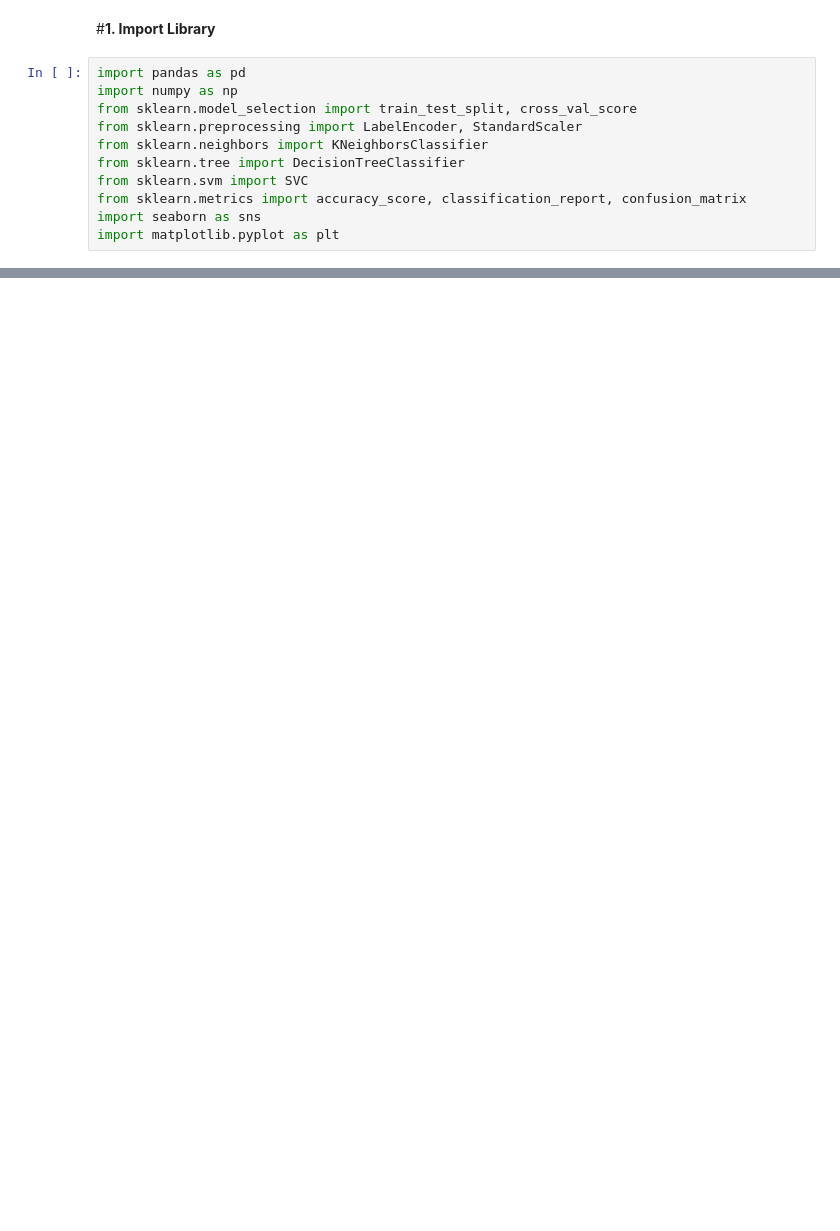
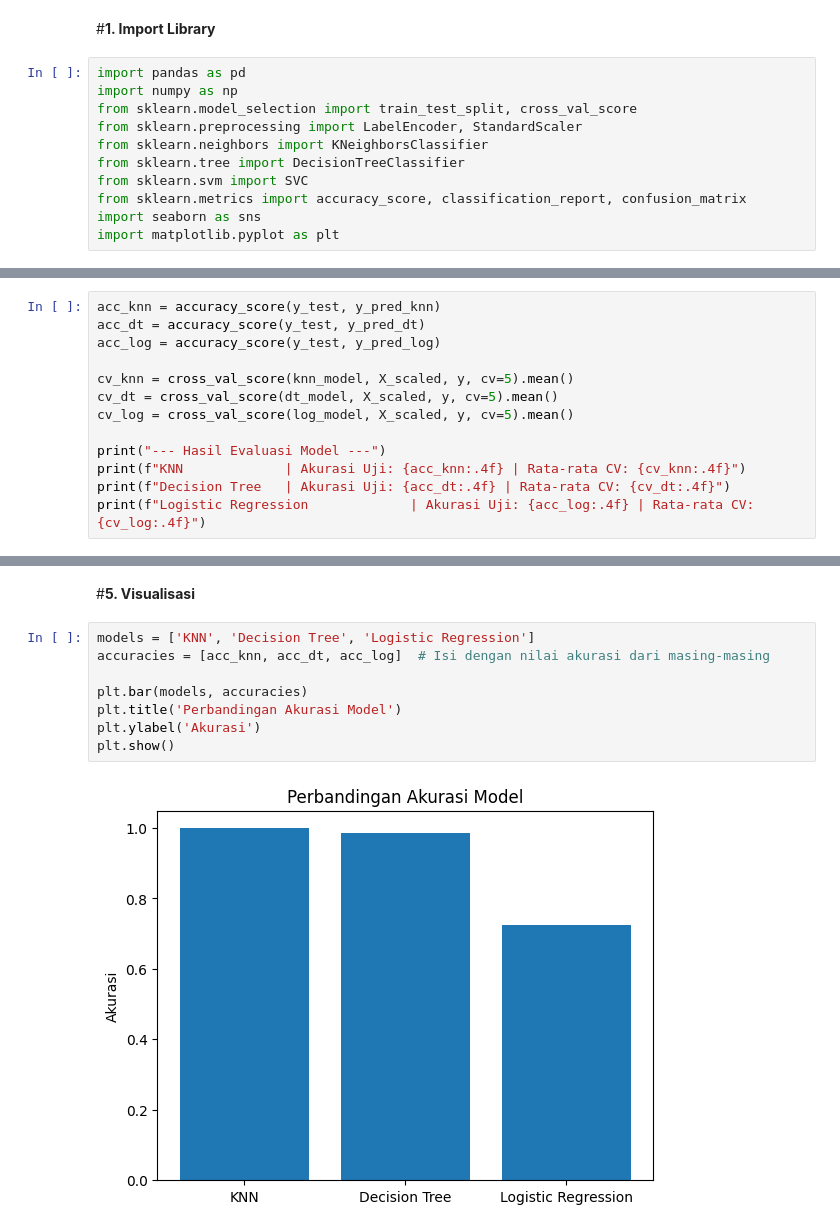
Before and after one commit to fathanzys/Data, a Jupyter notebook: 0102522025_UAS_DataMining.ipynb, the cells around one changed output, grey strips where cells are left out. Cells and saved outputs as stored; diff of their text form; blank space fills up the shorter version.

```diff
--- a/0102522025_UAS_DataMining.ipynb
+++ b/0102522025_UAS_DataMining.ipynb
@@ -199,0 +132,13 @@ severely stunted       1.00      1.00      1.00      3936
+# %%
+acc_knn = accuracy_score(y_test, y_pred_knn)
+acc_dt = accuracy_score(y_test, y_pred_dt)
+acc_log = accuracy_score(y_test, y_pred_log)
+
+cv_knn = cross_val_score(knn_model, X_scaled, y, cv=5).mean()
+cv_dt = cross_val_score(dt_model, X_scaled, y, cv=5).mean()
+cv_log = cross_val_score(log_model, X_scaled, y, cv=5).mean()
+
+print("--- Hasil Evaluasi Model ---")
+print(f"KNN             | Akurasi Uji: {acc_knn:.4f} | Rata-rata CV: {cv_knn:.4f}")
+print(f"Decision Tree   | Akurasi Uji: {acc_dt:.4f} | Rata-rata CV: {cv_dt:.4f}")
+print(f"Logistic Regression             | Akurasi Uji: {acc_log:.4f} | Rata-rata CV: {cv_log:.4f}")
@@ -199,0 +183,12 @@ severely stunted       1.00      1.00      1.00      3936
+# %% [markdown]
+#**5. Visualisasi**
+# %%
+models = ['KNN', 'Decision Tree', 'Logistic Regression']
+accuracies = [acc_knn, acc_dt, acc_log]  # Isi dengan nilai akurasi dari masing-masing
+
+plt.bar(models, accuracies)
+plt.title('Perbandingan Akurasi Model')
+plt.ylabel('Akurasi')
+plt.show()
+# %% [output]
+[figure, added]
```
Also changed, not shown: parts of 47 cells of this notebook.
